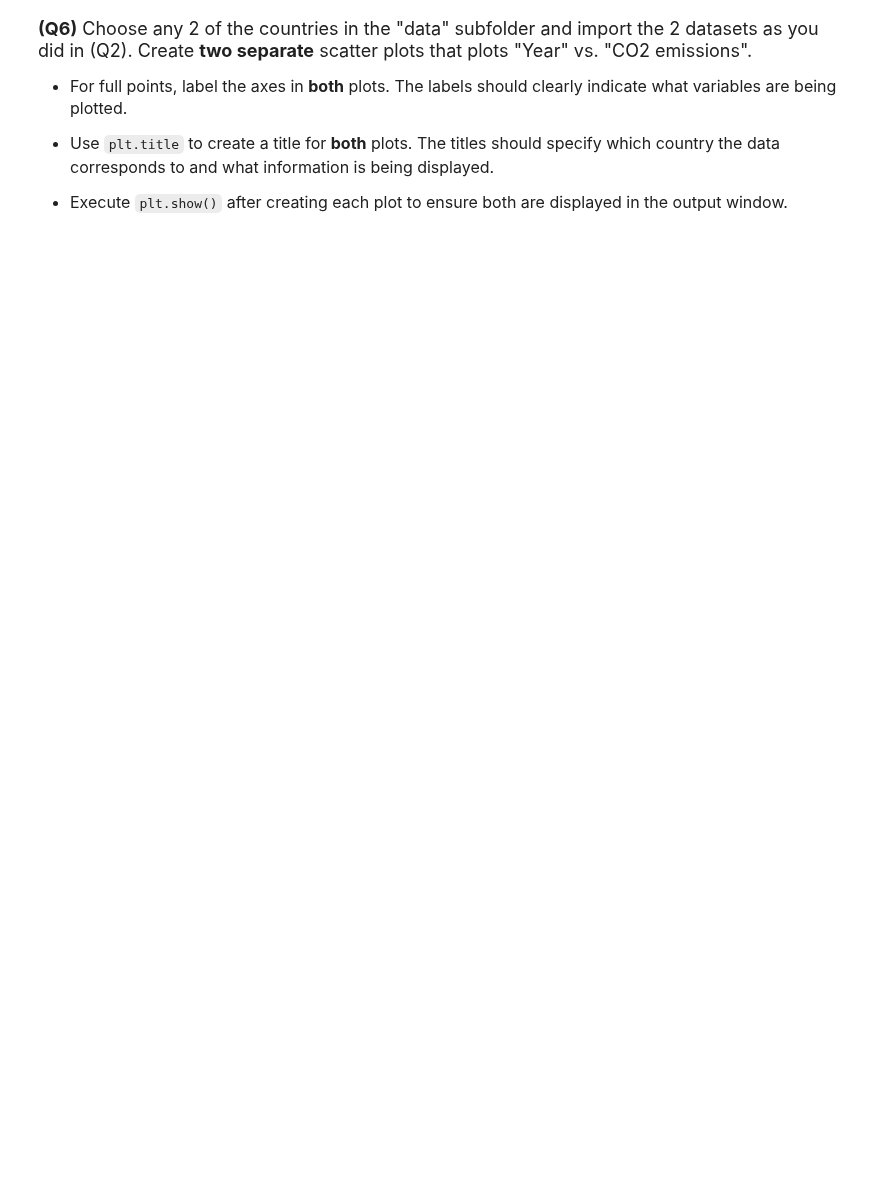
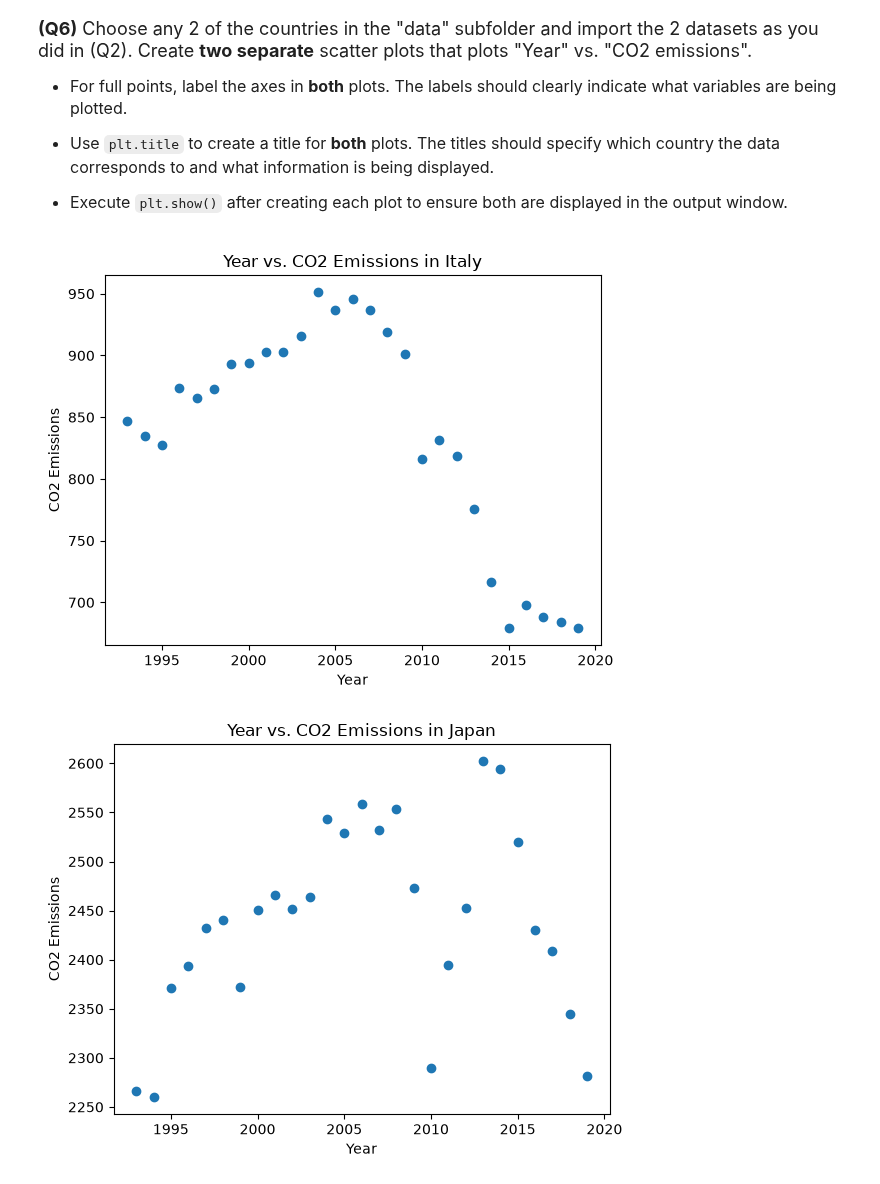
Before and after one commit to semicoloncolon/datasci151fall2026, a Jupyter notebook: _assignments/assignment_2/Assignment2.ipynb, the cells around one changed output. Saved outputs shown, nothing was run; the diff lists cells and outputs as text; code cells hidden in the pictures; blank space fills up the shorter version.

```diff
--- a/_assignments/assignment_2/Assignment2.ipynb
+++ b/_assignments/assignment_2/Assignment2.ipynb
@@ -118,0 +156,21 @@ us_emissions["CO2_emission"].describe()
+# %%
+# Write your answer
+
+italy_emissions = pd.read_csv('data/italy_emission.csv')
+
+plt.scatter(x = italy_emissions["Year"], y = italy_emissions["CO2_emission"])
+plt.xlabel("Year")
+plt.ylabel("CO2 Emissions")
+plt.title("Year vs. CO2 Emissions in Italy")
+plt.show()
+
+japan_emissions = pd.read_csv('data/japan_emission.csv')
+
+plt.scatter(x = japan_emissions["Year"], y = japan_emissions["CO2_emission"])
+plt.xlabel("Year")
+plt.ylabel("CO2 Emissions")
+plt.title("Year vs. CO2 Emissions in Japan")
+plt.show()
+# %% [output]
+[figure, added]
+[figure, added]
```
Also changed, not shown: parts of 8 cells of this notebook.
